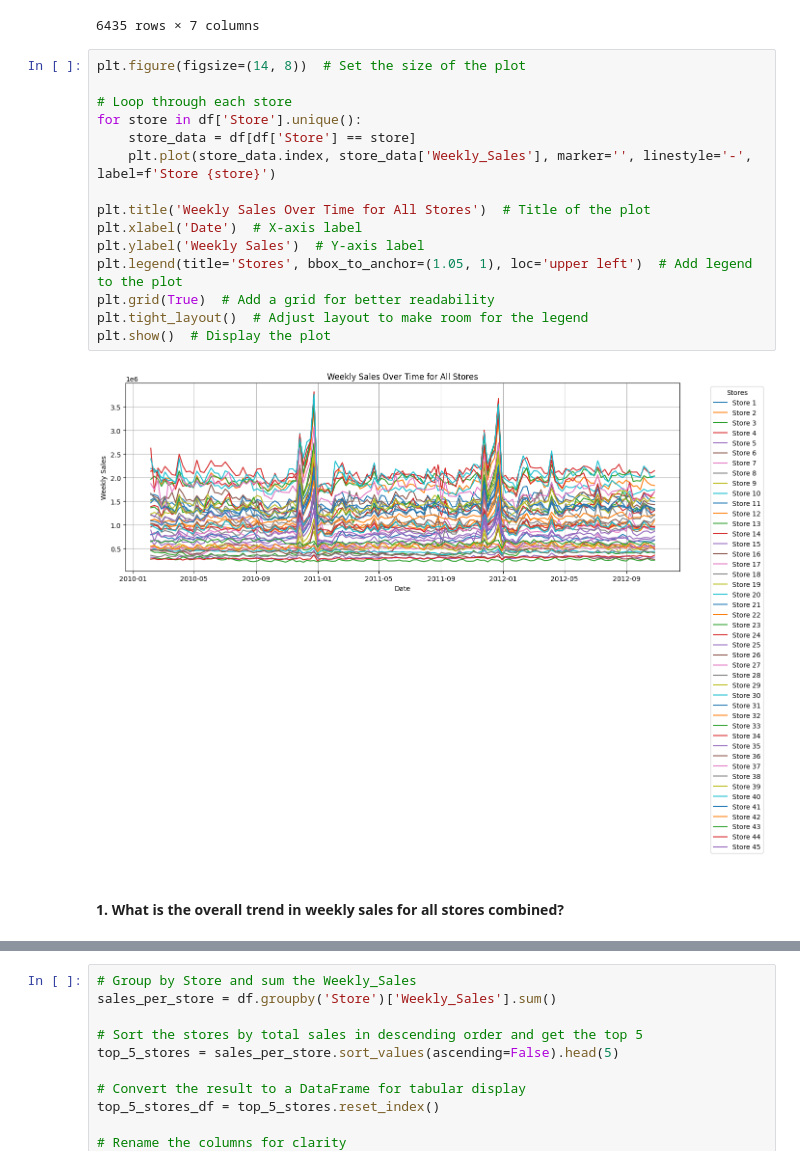
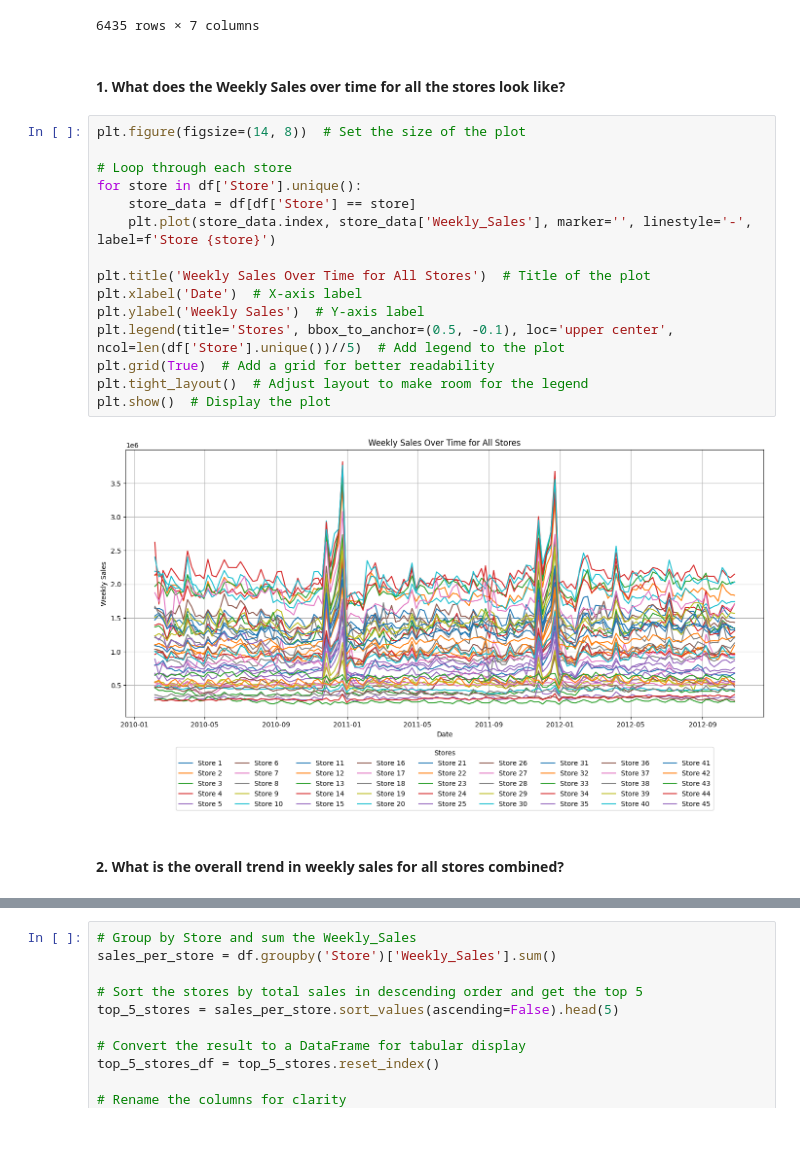
Before and after one commit to sagnikghosh03/OIBSIP, a Jupyter notebook: Project_1.ipynb, the cells around one changed output, grey strips where cells are left out. Cells and saved outputs as stored; diff of their text form; blank space fills up the shorter version.

```diff
--- a/Project_1.ipynb
+++ b/Project_1.ipynb
@@ -200,25 +200,27 @@ df
 | 2012-10-19 | 45 | 718125.53 | 0 | 56.47 | 3.969 | 192.330854 | 8.667 |
 | 2012-10-26 | 45 | 760281.43 | 0 | 58.85 | 3.882 | 192.308899 | 8.667 |
 6435 rows × 7 columns
+# %% [markdown]
+#### 1. What does the Weekly Sales over time for all the stores look like?
 # %%
 plt.figure(figsize=(14, 8))  # Set the size of the plot
 
 # Loop through each store
 for store in df['Store'].unique():
     store_data = df[df['Store'] == store]
     plt.plot(store_data.index, store_data['Weekly_Sales'], marker='', linestyle='-', label=f'Store {store}')
 
 plt.title('Weekly Sales Over Time for All Stores')  # Title of the plot
 plt.xlabel('Date')  # X-axis label
 plt.ylabel('Weekly Sales')  # Y-axis label
-plt.legend(title='Stores', bbox_to_anchor=(1.05, 1), loc='upper left')  # Add legend to the plot
+plt.legend(title='Stores', bbox_to_anchor=(0.5, -0.1), loc='upper center', ncol=len(df['Store'].unique())//5)  # Add legend to the plot
 plt.grid(True)  # Add a grid for better readability
 plt.tight_layout()  # Adjust layout to make room for the legend
 plt.show()  # Display the plot
 # %% [output]
-[figure, old version]
+[figure, new version]
 # %% [markdown]
-#### 1. What is the overall trend in weekly sales for all stores combined?
+#### 2. What is the overall trend in weekly sales for all stores combined?
 # %%
 # Aggregate weekly sales for all stores
 overall_sales = df.groupby(df.index)['Weekly_Sales'].sum()
```
Also changed, not shown: parts of 50 cells of this notebook.
